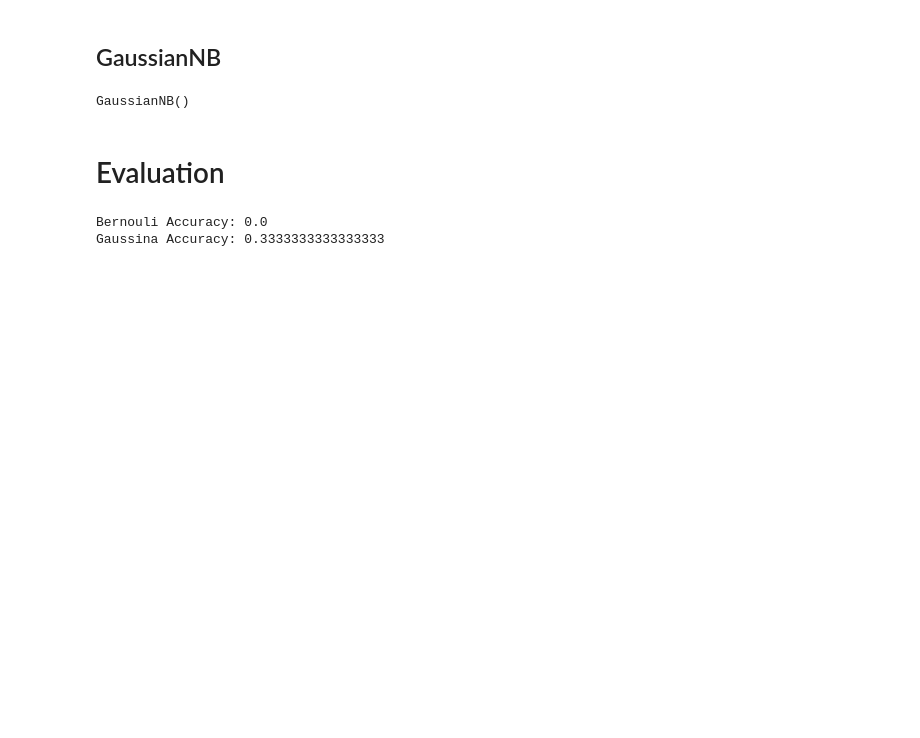
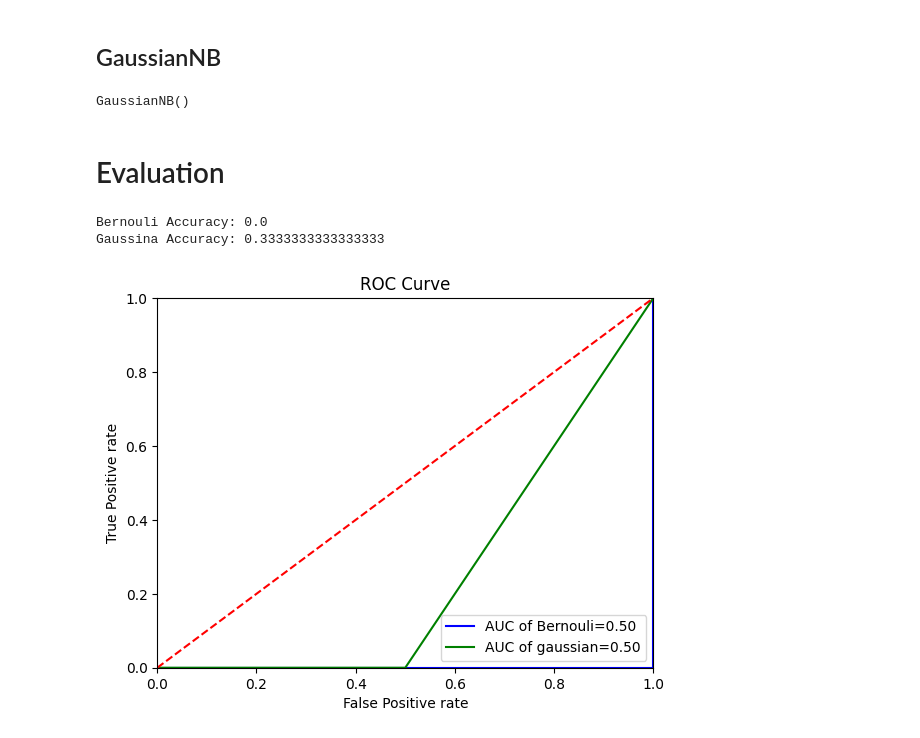
Before and after one commit to jagsbit/MachineLearning, a Jupyter notebook: lab/NaiveBayes.ipynb, the cells around one changed output. Cells and saved outputs as stored; diff of their text form; code cells hidden in the pictures; blank space fills up the shorter version.

Commit message:
auc-roc curve added

```diff
--- a/lab/NaiveBayes.ipynb
+++ b/lab/NaiveBayes.ipynb
@@ -103,3 +103,5 @@ print("Gaussina Accuracy:",gaussianAccuracy)
 # %% [output]
 Bernouli Accuracy: 0.0
 Gaussina Accuracy: 0.3333333333333333
+# %%
+fpr_bernouli,tpr_bernouli,_=roc_curve(y_test,y_pred_bernouli)
@@ -105,0 +110,2 @@ Gaussina Accuracy: 0.3333333333333333
+# %%
+fpr_gaussian,tpr_gausian,_=roc_curve(y_test,y_pred_gaussian)
@@ -105,0 +116,13 @@ Gaussina Accuracy: 0.3333333333333333
+# %%
+plt.title("ROC Curve")
+plt.plot(fpr_bernouli,tpr_bernouli,'b',label=f"AUC of Bernouli={auc_bernouli:.2f}")
+plt.plot(fpr_gaussian,tpr_gausian,'g',label=f"AUC of gaussian={auc_gaussian:.2f}")
+plt.legend(loc='lower right')
+plt.plot([0,1],[0,1],'r--')
+plt.xlim([0,1])
+plt.ylim([0,1])
+plt.ylabel("True Positive rate")
+plt.xlabel("False Positive rate")
+plt.show()
+# %% [output]
+[figure, added]
```
Also changed, not shown: parts of 4 cells of this notebook, 1 other file.
